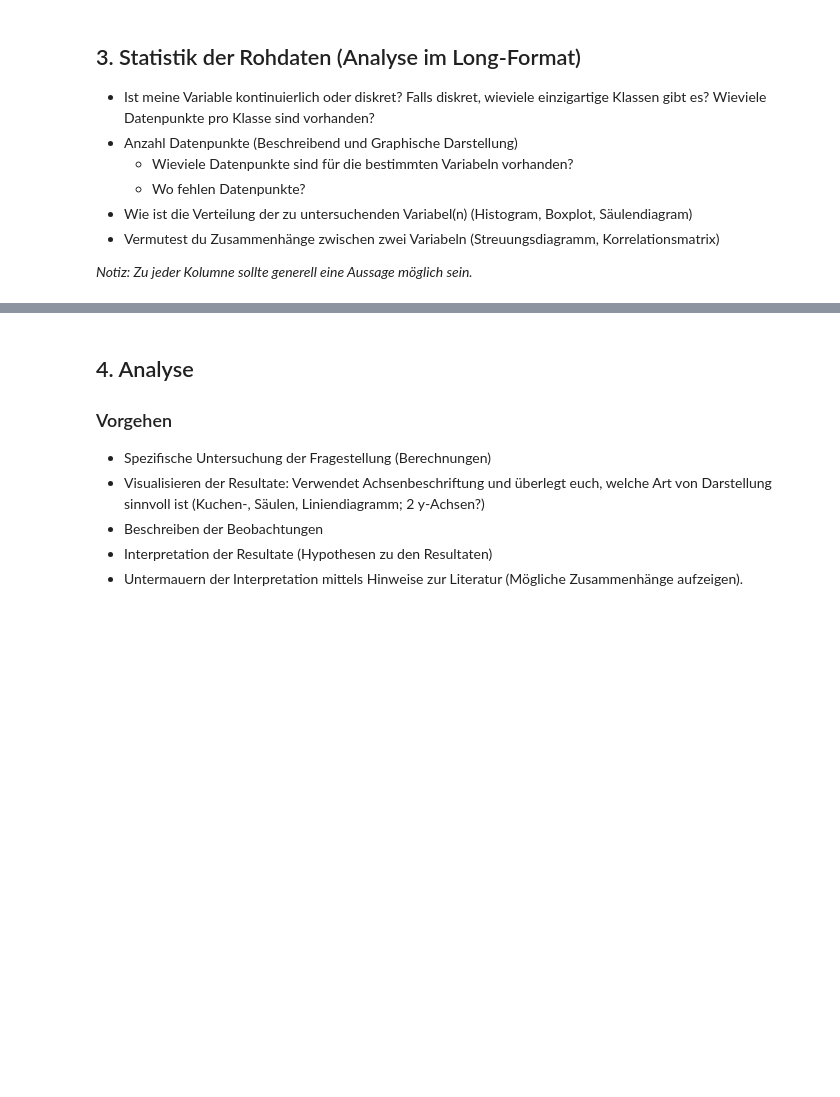
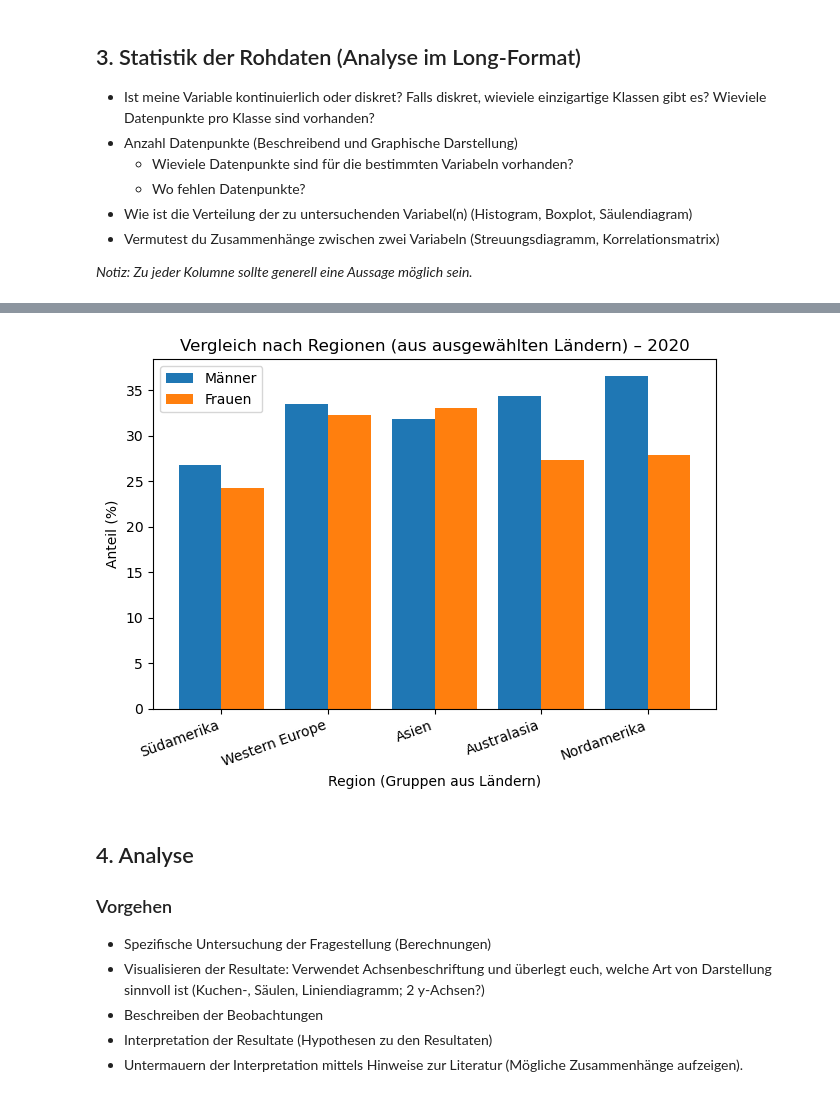
Before and after one commit to CarolinaTresch/Burden_of_Mental_Illness, a Jupyter notebook: Discomfort Speaking Anxiety by gender.ipynb, the cells around one changed output, grey strips where cells are left out. Drawn from its saved outputs; the diff is of its cells as text; code cells hidden in the pictures; blank space fills up the shorter version.

```diff
--- a/Discomfort Speaking Anxiety by gender.ipynb
+++ b/Discomfort Speaking Anxiety by gender.ipynb
@@ -55,3 +218,69 @@ df = pd.read_csv("discomfort-speaking-anxiety-depression-by-gender.csv")
+# %%
+import pandas as pd
+import matplotlib.pyplot as plt
+
+df = pd.read_csv("discomfort-speaking-anxiety-depression-by-gender.csv")
+
+# Nur Jahr 2020
+df = df[df["Year"] == 2020]
+
+male_col = "Share - Question: mh5 - Someone local comfortable speaking about anxiety/depression with someone they know - Answer: Not at all comfortable - Gender: male - Age group: all"
+female_col = "Share - Question: mh5 - Someone local comfortable speaking about anxiety/depression with someone they know - Answer: Not at all comfortable - Gender: female - Age group: all"
+
+# Länder -> Region (wie von dir gewünscht)
+region_map = {
+    "Brazil": "Südamerika",
+    "Peru": "Südamerika",
+    "Argentina": "Südamerika",
+
+    "France": "Western Europe",
+    "Germany": "Western Europe",
+    "Spain": "Western Europe",
+
+    "China": "Asien",
+    "Japan": "Asien",
+    "India": "Asien",
+    "Indonesia": "Asien",
+
+    "Australia": "Australasia",
+
+    "United States": "Nordamerika",
+    "Canada": "Nordamerika",
+}
+
+# Nur die gewünschten Länder nehmen
+df_sel = df[df["Entity"].isin(region_map.keys())].copy()
+
+# Region-Spalte hinzufügen
+df_sel["Region"] = df_sel["Entity"].map(region_map)
+
+# Nur Zeilen mit echten Werten behalten
+df_sel = df_sel.dropna(subset=[male_col, female_col, "Region"])
+
+# Mittelwerte pro Region berechnen
+region_means = df_sel.groupby("Region")[[male_col, female_col]].mean()
+
+# Reihenfolge wie gewünscht
+order = ["Südamerika", "Western Europe", "Asien", "Australasia", "Nordamerika"]
+region_means = region_means.reindex([r for r in order if r in region_means.index])
+
+# Diagramm (nebeneinander)
+x = range(len(region_means.index))
+width = 0.4
+
+plt.figure()
+plt.bar([i - width/2 for i in x], region_means[male_col].values, width=width, label="Männer")
+plt.bar([i + width/2 for i in x], region_means[female_col].values, width=width, label="Frauen")
+
+plt.xticks(list(x), list(region_means.index), rotation=20, ha="right")
+plt.xlabel("Region (Gruppen aus Ländern)")
+plt.ylabel("Anteil (%)")
+plt.title("Vergleich nach Regionen (aus ausgewählten Ländern) – 2020")
+plt.legend()
+plt.tight_layout()
+plt.show()
+# %% [output]
+[figure, added]
 # %% [markdown]
 ## 4. Analyse
 
```
Also changed, not shown: parts of 15 cells of this notebook, 4 other files.
